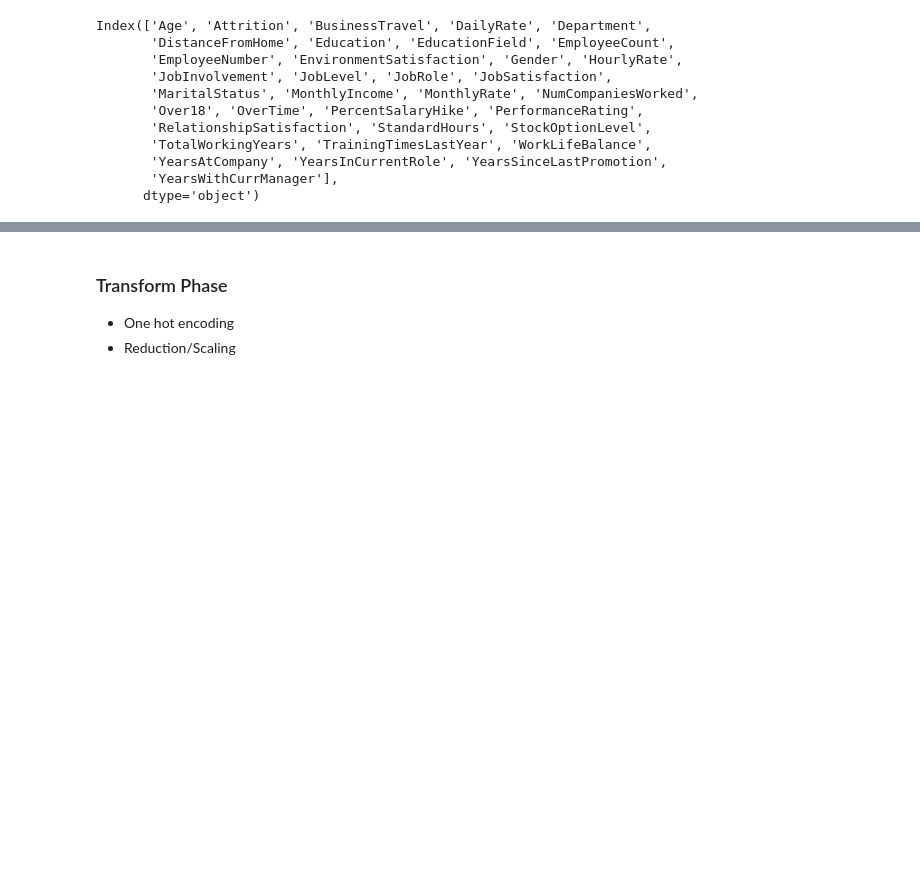
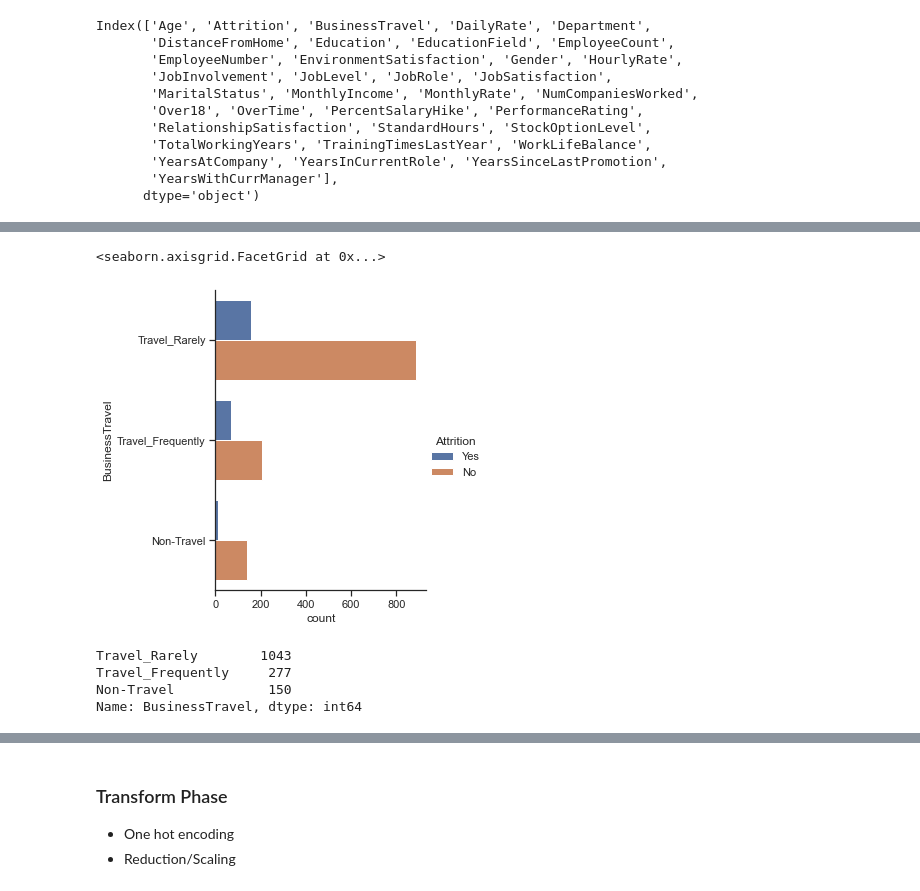
Before and after one commit to lykkelig/Group6_Final_Project, a Jupyter notebook: Exploratory_Data.ipynb, the cells around one changed output, grey strips where cells are left out. Saved outputs shown, nothing was run; the diff lists cells and outputs as text; code cells hidden in the pictures; blank space fills up the shorter version.

```diff
--- a/Exploratory_Data.ipynb
+++ b/Exploratory_Data.ipynb
@@ -376,0 +222,12 @@ sns.catplot(x = 'Attrition', y = 'YearsWithCurrManager', order = ['No', 'Yes'],
+# %%
+sns.catplot(hue = 'Attrition', y = 'BusinessTravel', kind='count', data=hr_df)
+# %% [output]
+<seaborn.axisgrid.FacetGrid at 0x...>
+[figure, added]
+# %%
+hr_df['BusinessTravel'].value_counts()
+# %% [output]
+Travel_Rarely        1043
+Travel_Frequently     277
+Non-Travel            150
+Name: BusinessTravel, dtype: int64
```
Also changed, not shown: parts of 107 cells of this notebook.
